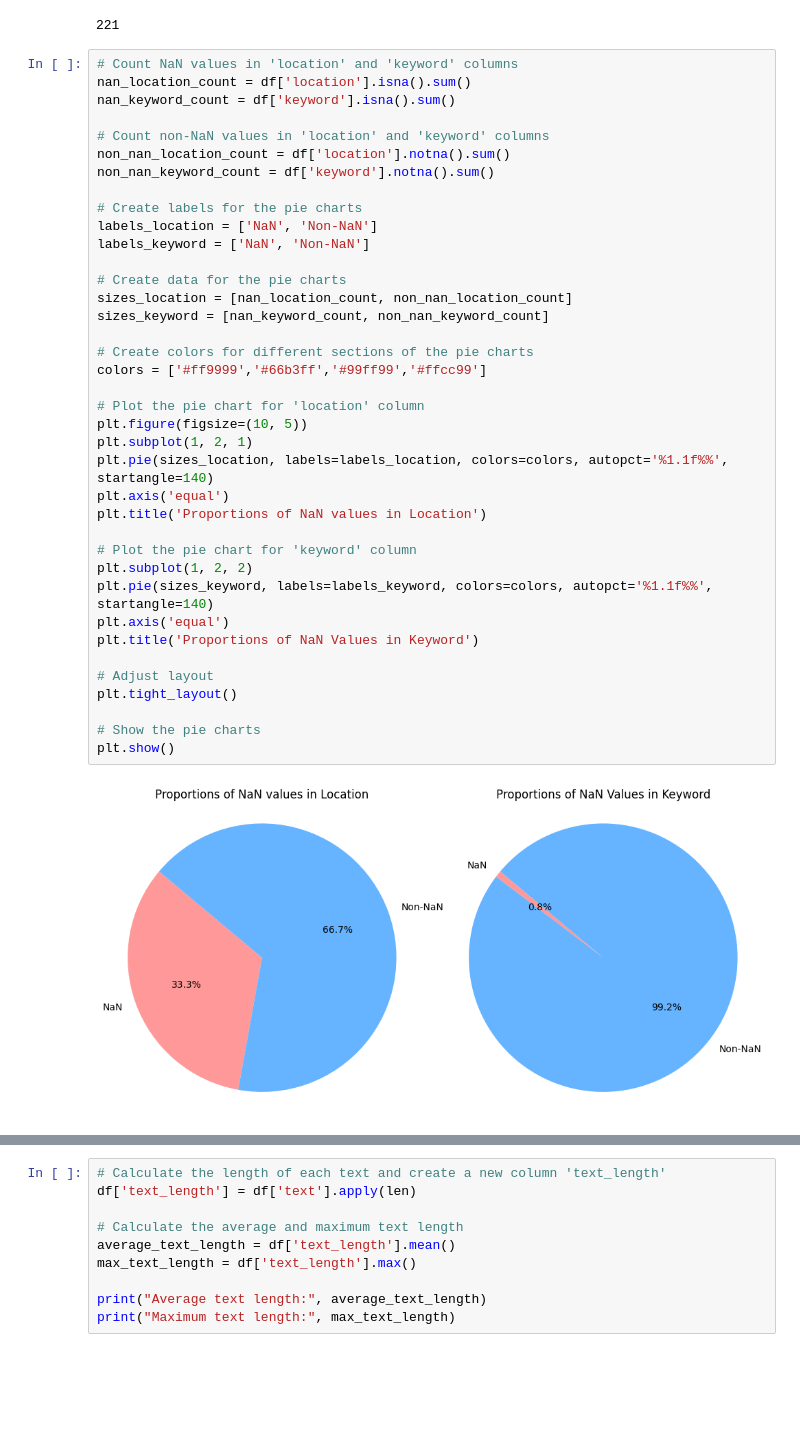
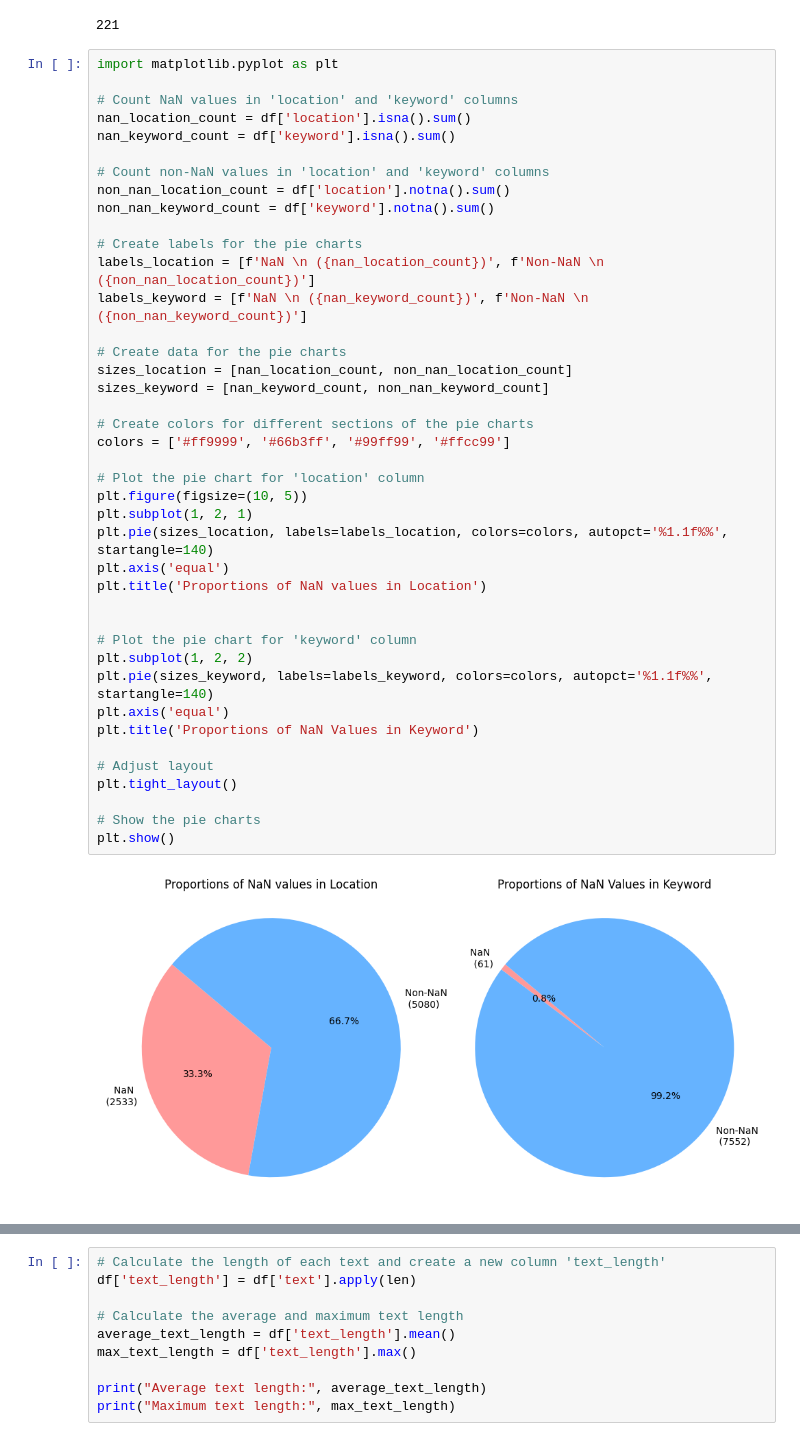
Before and after one commit to mikymatt01/Disaster-Tweets-Classification, a Jupyter notebook: data-analysis.ipynb, the cells around one changed output, grey strips where cells are left out. Cells and saved outputs as stored; diff of their text form; blank space fills up the shorter version.

```diff
--- a/data-analysis.ipynb
+++ b/data-analysis.ipynb
@@ -62,6 +62,8 @@ df['keyword'].nunique()
 # %% [output]
 221
 # %%
+import matplotlib.pyplot as plt
+
 # Count NaN values in 'location' and 'keyword' columns
 nan_location_count = df['location'].isna().sum()
 nan_keyword_count = df['keyword'].isna().sum()
@@ -70,34 +72,35 @@ nan_keyword_count = df['keyword'].isna().sum()
 non_nan_location_count = df['location'].notna().sum()
 non_nan_keyword_count = df['keyword'].notna().sum()
 
 # Create labels for the pie charts
-labels_location = ['NaN', 'Non-NaN']
-labels_keyword = ['NaN', 'Non-NaN']
+labels_location = [f'NaN \n ({nan_location_count})', f'Non-NaN \n ({non_nan_location_count})']
+labels_keyword = [f'NaN \n ({nan_keyword_count})', f'Non-NaN \n ({non_nan_keyword_count})']
 
 # Create data for the pie charts
 sizes_location = [nan_location_count, non_nan_location_count]
 sizes_keyword = [nan_keyword_count, non_nan_keyword_count]
 
 # Create colors for different sections of the pie charts
-colors = ['#ff9999','#66b3ff','#99ff99','#ffcc99']
+colors = ['#ff9999', '#66b3ff', '#99ff99', '#ffcc99']
 
 # Plot the pie chart for 'location' column
 plt.figure(figsize=(10, 5))
 plt.subplot(1, 2, 1)
 plt.pie(sizes_location, labels=labels_location, colors=colors, autopct='%1.1f%%', startangle=140)
 plt.axis('equal')
 plt.title('Proportions of NaN values in Location')
+
 
 # Plot the pie chart for 'keyword' column
 plt.subplot(1, 2, 2)
 plt.pie(sizes_keyword, labels=labels_keyword, colors=colors, autopct='%1.1f%%', startangle=140)
 plt.axis('equal')
 plt.title('Proportions of NaN Values in Keyword')
 
 # Adjust layout
 plt.tight_layout()
 
 # Show the pie charts
 plt.show()
 # %% [output]
-[figure, old version]
+[figure, new version]
```
Also changed, not shown: parts of 20 cells of this notebook.
